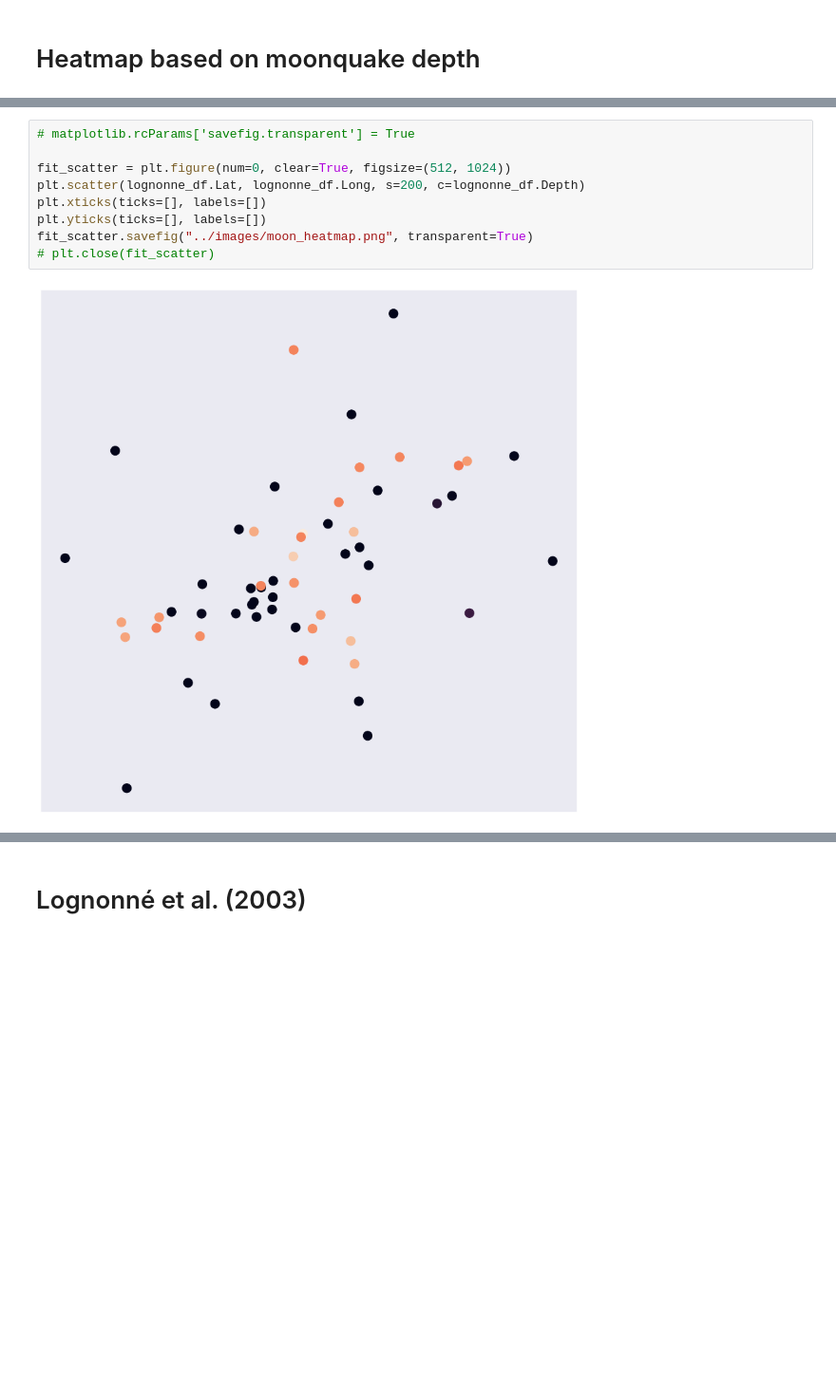
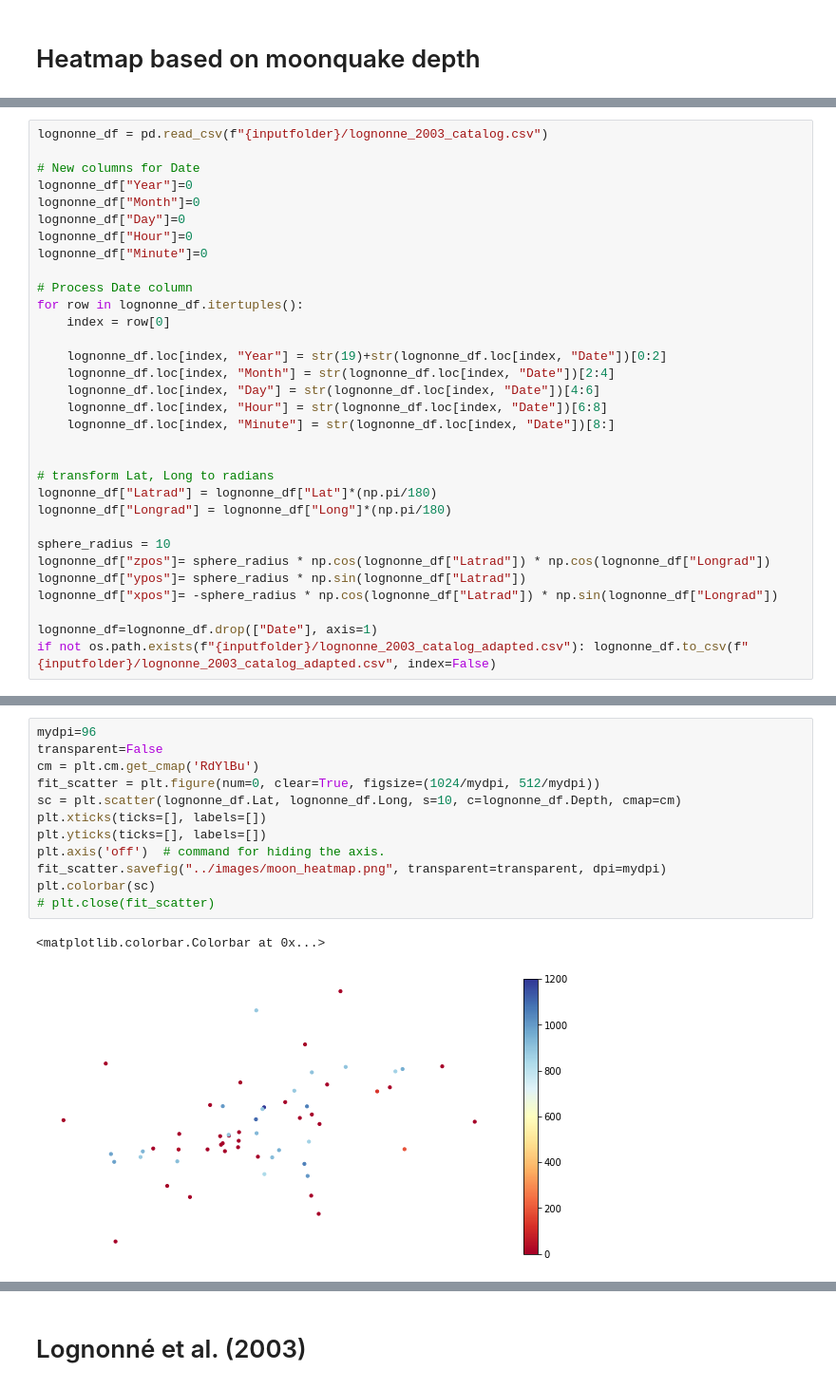
Before and after one commit to ivanmm25/space_seismologists, a Jupyter notebook: etl/load_data.ipynb, the cells around one changed output, grey strips where cells are left out. Shown: that part at 95% size. Saved outputs shown, nothing was run; the diff lists cells and outputs as text; blank space fills up the shorter version.

Commit message:
Update load data & png moon heatmap

```diff
--- a/etl/load_data.ipynb
+++ b/etl/load_data.ipynb
@@ -142,0 +104,32 @@ lognonne_df
+# %%
+lognonne_df = pd.read_csv(f"{inputfolder}/lognonne_2003_catalog.csv")
+
+# New columns for Date
+lognonne_df["Year"]=0
+lognonne_df["Month"]=0
+lognonne_df["Day"]=0
+lognonne_df["Hour"]=0
+lognonne_df["Minute"]=0
+
+# Process Date column
+for row in lognonne_df.itertuples():
+	index = row[0]
+
+	lognonne_df.loc[index, "Year"] = str(19)+str(lognonne_df.loc[index, "Date"])[0:2]
+	lognonne_df.loc[index, "Month"] = str(lognonne_df.loc[index, "Date"])[2:4]
+	lognonne_df.loc[index, "Day"] = str(lognonne_df.loc[index, "Date"])[4:6]
+	lognonne_df.loc[index, "Hour"] = str(lognonne_df.loc[index, "Date"])[6:8]
+	lognonne_df.loc[index, "Minute"] = str(lognonne_df.loc[index, "Date"])[8:]
+
+
+# transform Lat, Long to radians
+lognonne_df["Latrad"] = lognonne_df["Lat"]*(np.pi/180)
+lognonne_df["Longrad"] = lognonne_df["Long"]*(np.pi/180)
+
+sphere_radius = 10
+lognonne_df["zpos"]= sphere_radius * np.cos(lognonne_df["Latrad"]) * np.cos(lognonne_df["Longrad"])
+lognonne_df["ypos"]= sphere_radius * np.sin(lognonne_df["Latrad"])
+lognonne_df["xpos"]= -sphere_radius * np.cos(lognonne_df["Latrad"]) * np.sin(lognonne_df["Longrad"])
+
+lognonne_df=lognonne_df.drop(["Date"], axis=1)
+if not os.path.exists(f"{inputfolder}/lognonne_2003_catalog_adapted.csv"): lognonne_df.to_csv(f"{inputfolder}/lognonne_2003_catalog_adapted.csv", index=False)
@@ -143,11 +165,15 @@ lognonne_df
 # %%
-# matplotlib.rcParams['savefig.transparent'] = True
-
-fit_scatter = plt.figure(num=0, clear=True, figsize=(512, 1024))
-plt.scatter(lognonne_df.Lat, lognonne_df.Long, s=200, c=lognonne_df.Depth)
+mydpi=96
+transparent=False
+cm = plt.cm.get_cmap('RdYlBu')
+fit_scatter = plt.figure(num=0, clear=True, figsize=(1024/mydpi, 512/mydpi))
+sc = plt.scatter(lognonne_df.Lat, lognonne_df.Long, s=10, c=lognonne_df.Depth, cmap=cm)
 plt.xticks(ticks=[], labels=[])
 plt.yticks(ticks=[], labels=[])
-fit_scatter.savefig("../images/moon_heatmap.png", transparent=True)
+plt.axis('off')  # command for hiding the axis.
+fit_scatter.savefig("../images/moon_heatmap.png", transparent=transparent, dpi=mydpi)
+plt.colorbar(sc)
 # plt.close(fit_scatter)
 # %% [output]
+<matplotlib.colorbar.Colorbar at 0x...>
-[figure, old version]
+[figure, new version]
```
Also changed, not shown: parts of 6 cells of this notebook, 1 other file.
